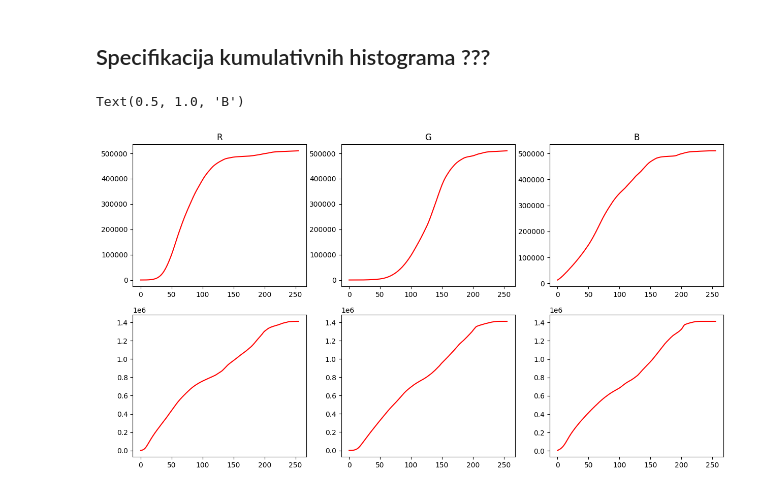
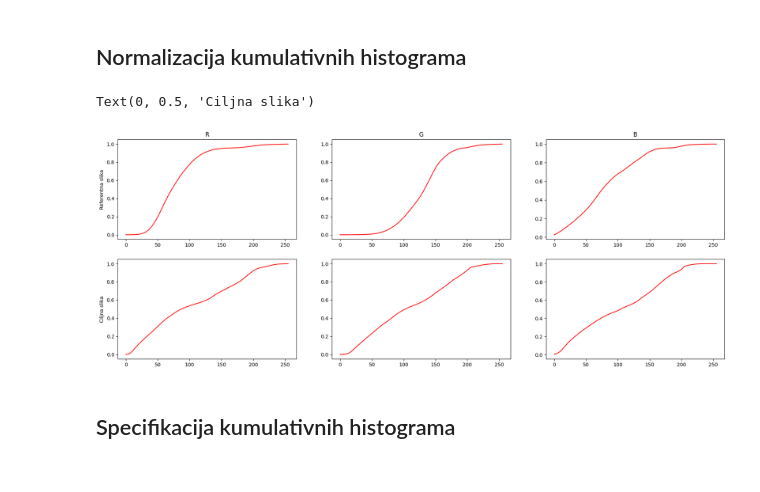
Before and after one commit to janamitrovic1/Promena-palete-scene, a Jupyter notebook: promena_paleta_scene.ipynb, the cells around one changed output. Saved outputs shown, nothing was run; the diff lists cells and outputs as text; code cells hidden in the pictures.

```diff
--- a/promena_paleta_scene.ipynb
+++ b/promena_paleta_scene.ipynb
@@ -156,19 +222,48 @@ Text(0.5, 1.0, 'histogram BLUE')
+# %% [markdown]
+## Normalizacija kumulativnih histograma
+# %%
+# normalizacija
+
+ref_dim = ref.shape[0]*ref.shape[1]
+
+fin_dim = fin.shape[0]*fin.shape[1]
+
+for i in range(256):
+    cdf_r_r[i]=cdf_r_r[i]/ref_dim
+
+for i in range(256):
+    cdf_r_g[i]=cdf_r_g[i]/ref_dim
+
+for i in range(256):
+    cdf_r_b[i]=cdf_r_b[i]/ref_dim
+
+
+for i in range(256):
+    cdf_f_r[i]=cdf_f_r[i]/fin_dim
+
+for i in range(256):
+    cdf_f_g[i]=cdf_f_g[i]/fin_dim
+
+for i in range(256):
+    cdf_f_b[i]=cdf_f_b[i]/fin_dim
+
+
+fig, ax = plt.subplots(2,3,figsize=(22,8))
+
+ax[0,0].plot(cdf_r_r,color='r')
+ax[0,1].plot(cdf_r_g,color='r')
+ax[0,2].plot(cdf_r_b,color='r')
+ax[1,0].plot(cdf_f_r,color='r')
+ax[1,1].plot(cdf_f_g,color='r')
+ax[1,2].plot(cdf_f_b,color='r')
+
+ax[0,0].set_title('R')
+ax[0,1].set_title('G')
+ax[0,2].set_title('B')
+ax[0,0].set_ylabel('Referentna slika')
+ax[1,0].set_ylabel('Ciljna slika')
+# %% [output]
+Text(0, 0.5, 'Ciljna slika')
+[figure, added]
 # %% [markdown]
-## Specifikacija kumulativnih histograma ???
+## Specifikacija kumulativnih histograma
-# %%
-
-fig, ax = plt.subplots(2,3,figsize=(15,8))
-
-ax[0,0].plot(cdf_r_r,color='r')
-ax[0,1].plot(cdf_r_g,color='r')
-ax[0,2].plot(cdf_r_b,color='r')
-ax[1,0].plot(cdf_f_r,color='r')
-ax[1,1].plot(cdf_f_g,color='r')
-ax[1,2].plot(cdf_f_b,color='r')
-
-ax[0,0].set_title('R')
-ax[0,1].set_title('G')
-ax[0,2].set_title('B')
-# %% [output]
-Text(0.5, 1.0, 'B')
-[figure, removed]
```
Also changed, not shown: parts of 17 cells of this notebook.
